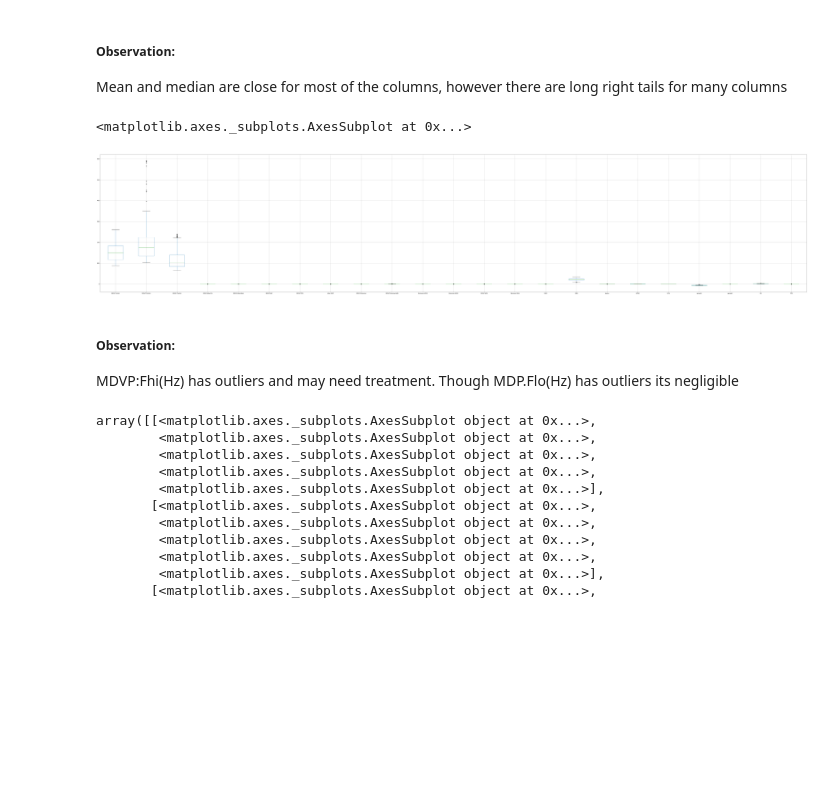
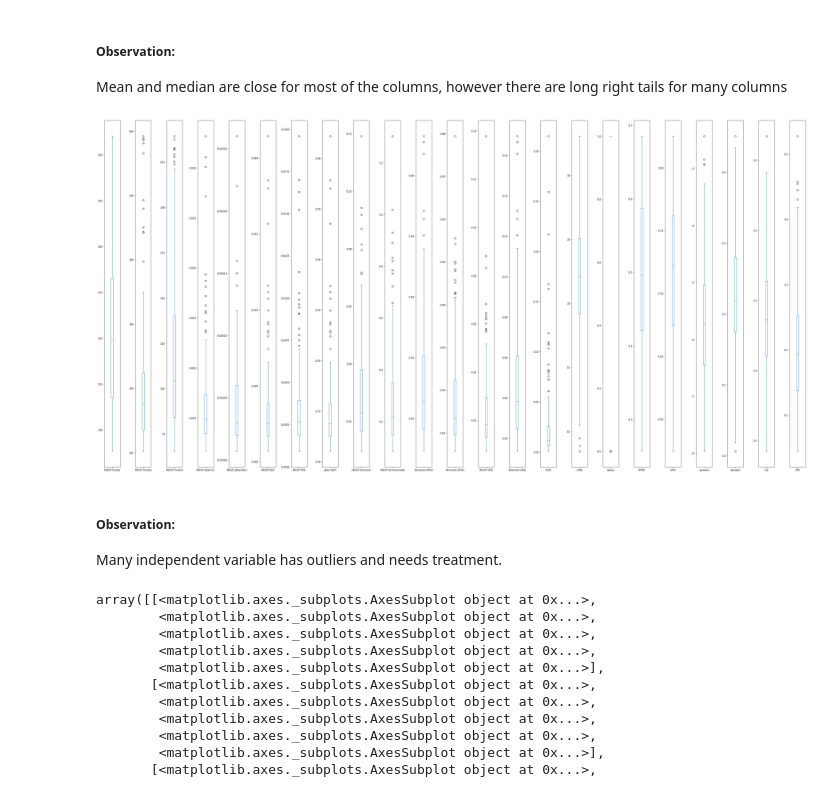
Before and after one commit to GreatLearningAIML1/bangalore-november-2018-batch-dsmithun, a Jupyter notebook: Ensemble Techniques_R3_Project_Parkinson’s Disease.ipynb, the cells around one changed output. Saved outputs shown, nothing was run; the diff lists cells and outputs as text; code cells hidden in the pictures; blank space fills up the shorter version.

```diff
--- a/Ensemble Techniques_R3_Project_Parkinson’s Disease.ipynb
+++ b/Ensemble Techniques_R3_Project_Parkinson’s Disease.ipynb
@@ -141,13 +141,14 @@ parkd_df.describe()
 Mean and median are close for most of the columns, however there are long right tails for many columns
 # %%
 # Analyzing data through box plot
-parkd_df.boxplot(figsize = [100,20])
+#parkd_df.boxplot(figsize = [100,20])
+parkd_df.iloc[:, 1:].plot(kind='box',figsize=(40,20),subplots=True)
+plt.tight_layout()
 # %% [output]
-<matplotlib.axes._subplots.AxesSubplot at 0x...>
-[figure, old version]
+[figure, new version]
-# %% [markdown]
-##### Observation:
-MDVP:Fhi(Hz) has outliers and may need treatment. Though MDP.Flo(Hz) has outliers its negligible
+# %% [markdown]
+##### Observation:
+Many independent variable has outliers and needs treatment.
 # %%
 # Plotting the histogram to check the distribution
 parkd_df.hist(figsize = [20,20])
```
Also changed, not shown: parts of 6 cells of this notebook.
